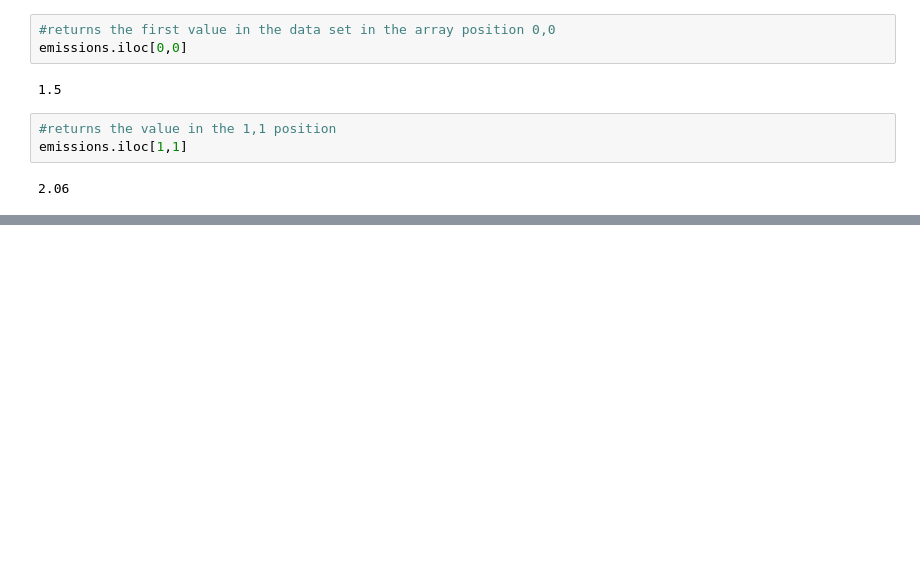
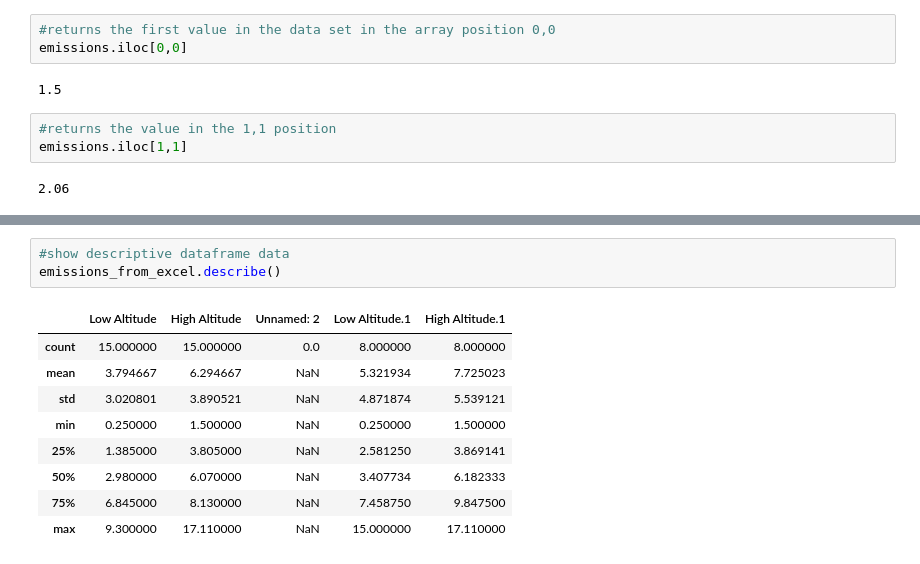
Before and after one commit to Chinaza504/ENDG-310, a Jupyter notebook: ENDG 319/Cure deliverable1.ipynb, the cells around one changed output, grey strips where cells are left out. Cells and saved outputs as stored; diff of their text form; blank space fills up the shorter version.

```diff
--- a/ENDG 319/Cure deliverable1.ipynb
+++ b/ENDG 319/Cure deliverable1.ipynb
@@ -57,0 +156,13 @@ emissions.iloc[2:4,:]
+# %%
+#show descriptive dataframe data
+emissions_from_excel.describe()
+# %% [output]
+|  | Low Altitude | High Altitude | Unnamed: 2 | Low Altitude.1 | High Altitude.1 |
+| count | 15.000000 | 15.000000 | 0.0 | 8.000000 | 8.000000 |
+| mean | 3.794667 | 6.294667 | NaN | 5.321934 | 7.725023 |
+| std | 3.020801 | 3.890521 | NaN | 4.871874 | 5.539121 |
+| min | 0.250000 | 1.500000 | NaN | 0.250000 | 1.500000 |
+| 25% | 1.385000 | 3.805000 | NaN | 2.581250 | 3.869141 |
+| 50% | 2.980000 | 6.070000 | NaN | 3.407734 | 6.182333 |
+| 75% | 6.845000 | 8.130000 | NaN | 7.458750 | 9.847500 |
+| max | 9.300000 | 17.110000 | NaN | 15.000000 | 17.110000 |
```
Also changed, not shown: parts of 14 cells of this notebook, 8 other files.
